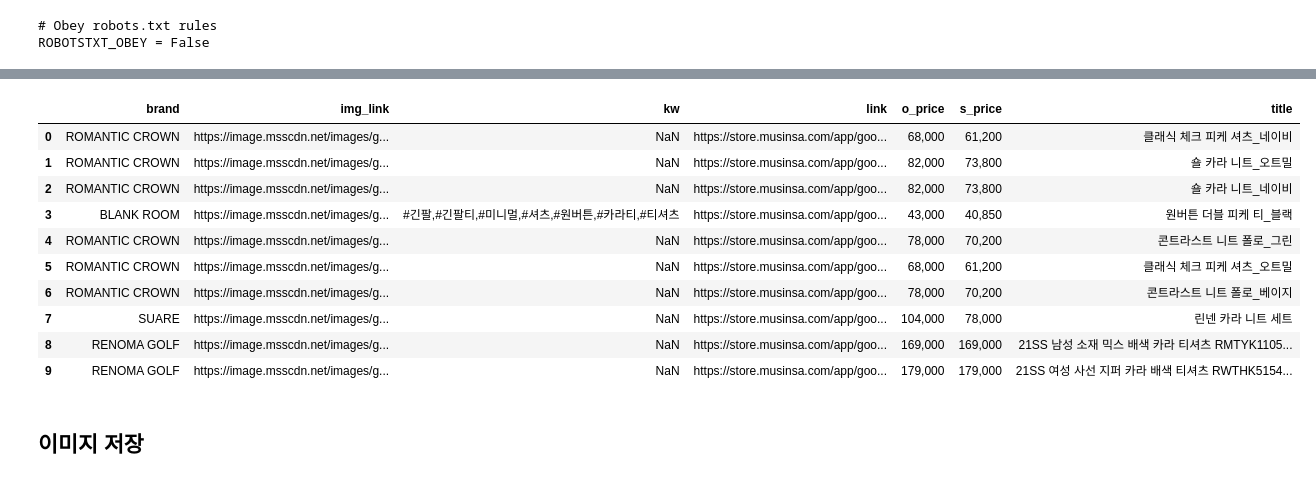
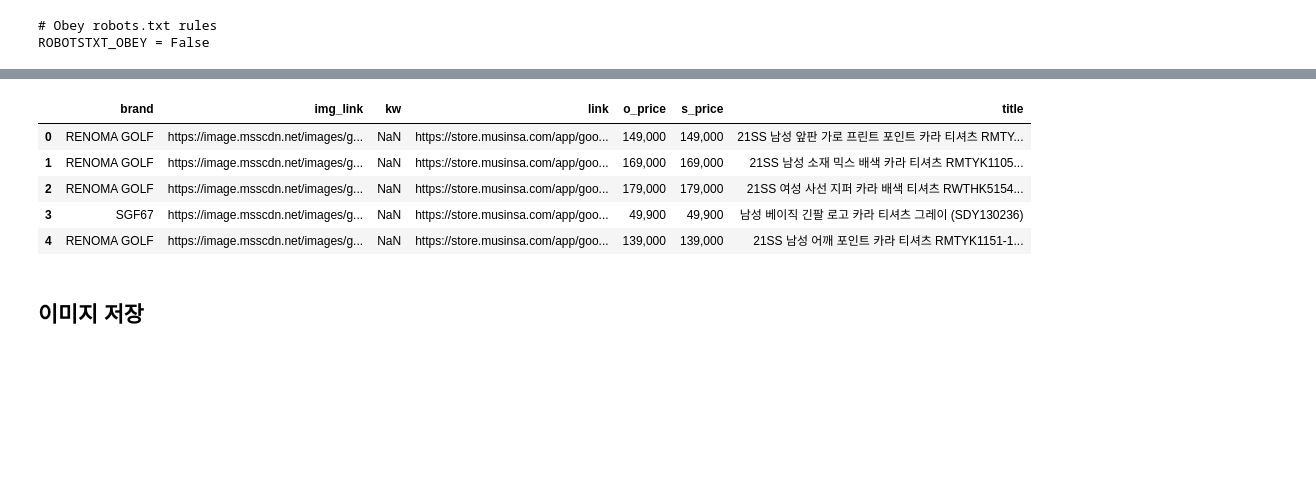
Before and after one commit to dockyum/mymusinsa-dss, a Jupyter notebook: mss-crawler-top.ipynb, the cells around one changed output, grey strips where cells are left out. Saved outputs shown, nothing was run; the diff lists cells and outputs as text; code cells hidden in the pictures; blank space fills up the shorter version.

```diff
--- a/mss-crawler-top.ipynb
+++ b/mss-crawler-top.ipynb
@@ -259,19 +303,14 @@ ROBOTSTXT_OBEY = False
 # %%
 import pandas as pd
 # %%
-pd.read_csv('musinsa/top.csv').head(10)
+pd.read_csv('./musinsa/datas/top.csv').head()
 # %% [output]
 |  | brand | img_link | kw | link | o_price | s_price | title |
-| 0 | ROMANTIC CROWN | https://image.msscdn.net/images/g... | NaN | https://store.musinsa.com/app/goo... | 68,000 | 61,200 | 클래식 체크 피케 셔츠_네이비 |
-| 1 | ROMANTIC CROWN | https://image.msscdn.net/images/g... | NaN | https://store.musinsa.com/app/goo... | 82,000 | 73,800 | 숄 카라 니트_오트밀 |
-| 2 | ROMANTIC CROWN | https://image.msscdn.net/images/g... | NaN | https://store.musinsa.com/app/goo... | 82,000 | 73,800 | 숄 카라 니트_네이비 |
-| 3 | BLANK ROOM | https://image.msscdn.net/images/g... | #긴팔,#긴팔티,#미니멀,#셔츠,#원버튼,#카라티,#티셔츠 | https://store.musinsa.com/app/goo... | 43,000 | 40,850 | 원버튼 더블 피케 티_블랙 |
-| 4 | ROMANTIC CROWN | https://image.msscdn.net/images/g... | NaN | https://store.musinsa.com/app/goo... | 78,000 | 70,200 | 콘트라스트 니트 폴로_그린 |
-| 5 | ROMANTIC CROWN | https://image.msscdn.net/images/g... | NaN | https://store.musinsa.com/app/goo... | 68,000 | 61,200 | 클래식 체크 피케 셔츠_오트밀 |
-| 6 | ROMANTIC CROWN | https://image.msscdn.net/images/g... | NaN | https://store.musinsa.com/app/goo... | 78,000 | 70,200 | 콘트라스트 니트 폴로_베이지 |
-| 7 | SUARE | https://image.msscdn.net/images/g... | NaN | https://store.musinsa.com/app/goo... | 104,000 | 78,000 | 린넨 카라 니트 세트 |
-| 8 | RENOMA GOLF | https://image.msscdn.net/images/g... | NaN | https://store.musinsa.com/app/goo... | 169,000 | 169,000 | 21SS 남성 소재 믹스 배색 카라 티셔츠 RMTYK1105... |
-| 9 | RENOMA GOLF | https://image.msscdn.net/images/g... | NaN | https://store.musinsa.com/app/goo... | 179,000 | 179,000 | 21SS 여성 사선 지퍼 카라 배색 티셔츠 RWTHK5154... |
+| 0 | RENOMA GOLF | https://image.msscdn.net/images/g... | NaN | https://store.musinsa.com/app/goo... | 149,000 | 149,000 | 21SS 남성 앞판 가로 프린트 포인트 카라 티셔츠 RMTY... |
+| 1 | RENOMA GOLF | https://image.msscdn.net/images/g... | NaN | https://store.musinsa.com/app/goo... | 169,000 | 169,000 | 21SS 남성 소재 믹스 배색 카라 티셔츠 RMTYK1105... |
+| 2 | RENOMA GOLF | https://image.msscdn.net/images/g... | NaN | https://store.musinsa.com/app/goo... | 179,000 | 179,000 | 21SS 여성 사선 지퍼 카라 배색 티셔츠 RWTHK5154... |
+| 3 | SGF67 | https://image.msscdn.net/images/g... | NaN | https://store.musinsa.com/app/goo... | 49,900 | 49,900 | 남성 베이직 긴팔 로고 카라 티셔츠 그레이 (SDY130236) |
+| 4 | RENOMA GOLF | https://image.msscdn.net/images/g... | NaN | https://store.musinsa.com/app/goo... | 139,000 | 139,000 | 21SS 남성 어깨 포인트 카라 티셔츠 RMTYK1151-1... |
 # %% [markdown]
 ## 이미지 저장
 # %%
```
Also changed, not shown: parts of 11 cells of this notebook, 2 other files.
